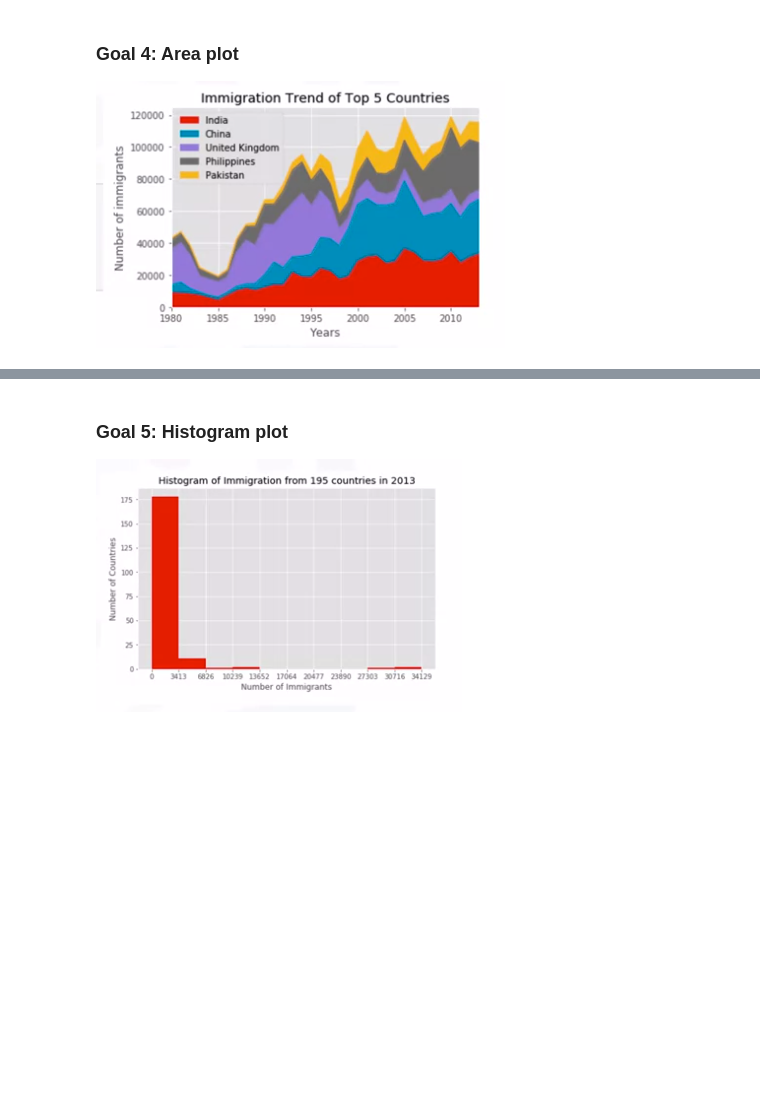
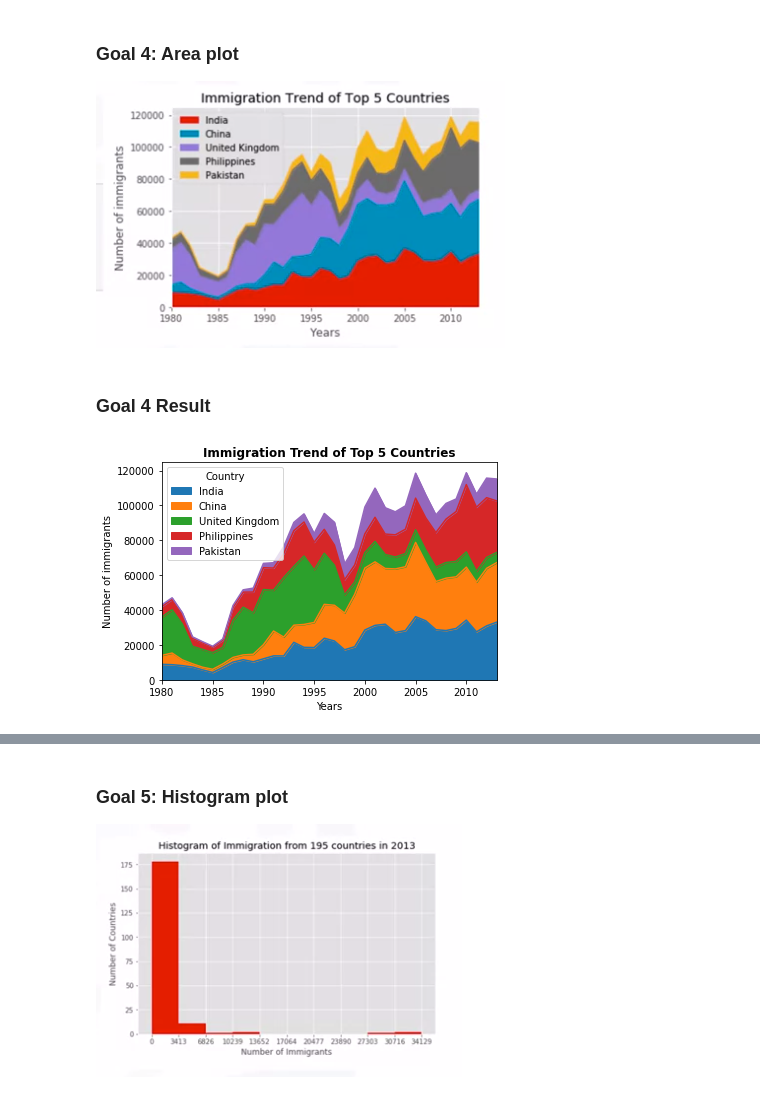
Before and after one commit to mpb312/matplotlib_coursera, a Jupyter notebook: my_practice.ipynb, the cells around one changed output, grey strips where cells are left out. Saved outputs shown, nothing was run; the diff lists cells and outputs as text; code cells hidden in the pictures; blank space fills up the shorter version.

```diff
--- a/my_practice.ipynb
+++ b/my_practice.ipynb
@@ -93,3 +93,22 @@ plt.show()
 ### Goal 4: Area plot
 
 ![image-2.png](attachment:image-2.png)
+# %% [markdown]
+### Goal 4 Result
+# %%
+(df_canada
+.loc[['India', 'China', 'United Kingdom of Great Britain and Northern Ireland', 'Philippines', 'Pakistan'], years]
+.rename(index={'United Kingdom of Great Britain and Northern Ireland':'United Kingdom'})
+.transpose()
+.plot(kind='area'))
+
+plt.margins(x=0)
+
+plt.title('Immigration Trend of Top 5 Countries',fontweight='bold')
+plt.ylabel('Number of immigrants')
+plt.xlabel('Years')
+
+
+plt.show()
+# %% [output]
+[figure, added]
```
Also changed, not shown: parts of 27 cells of this notebook.
